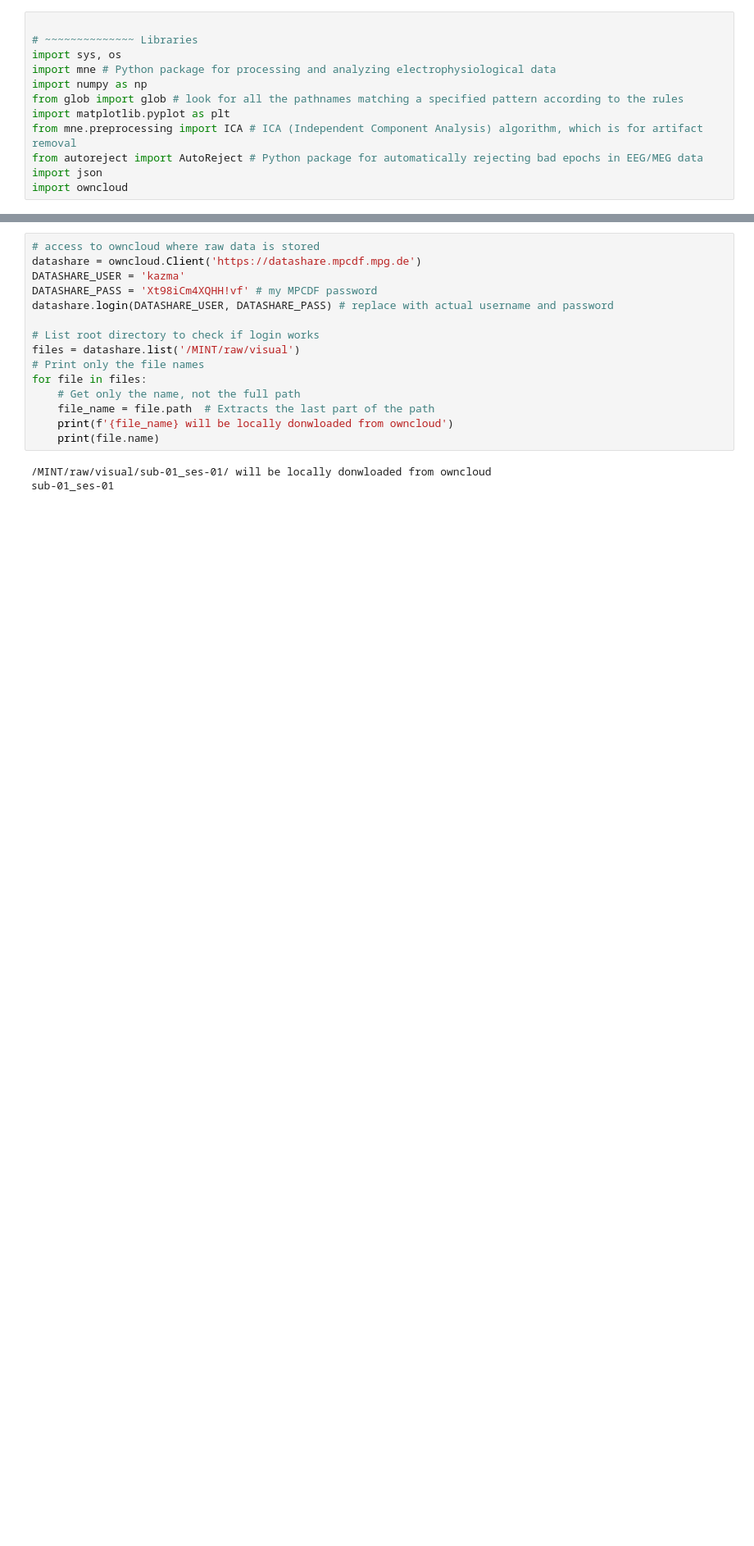
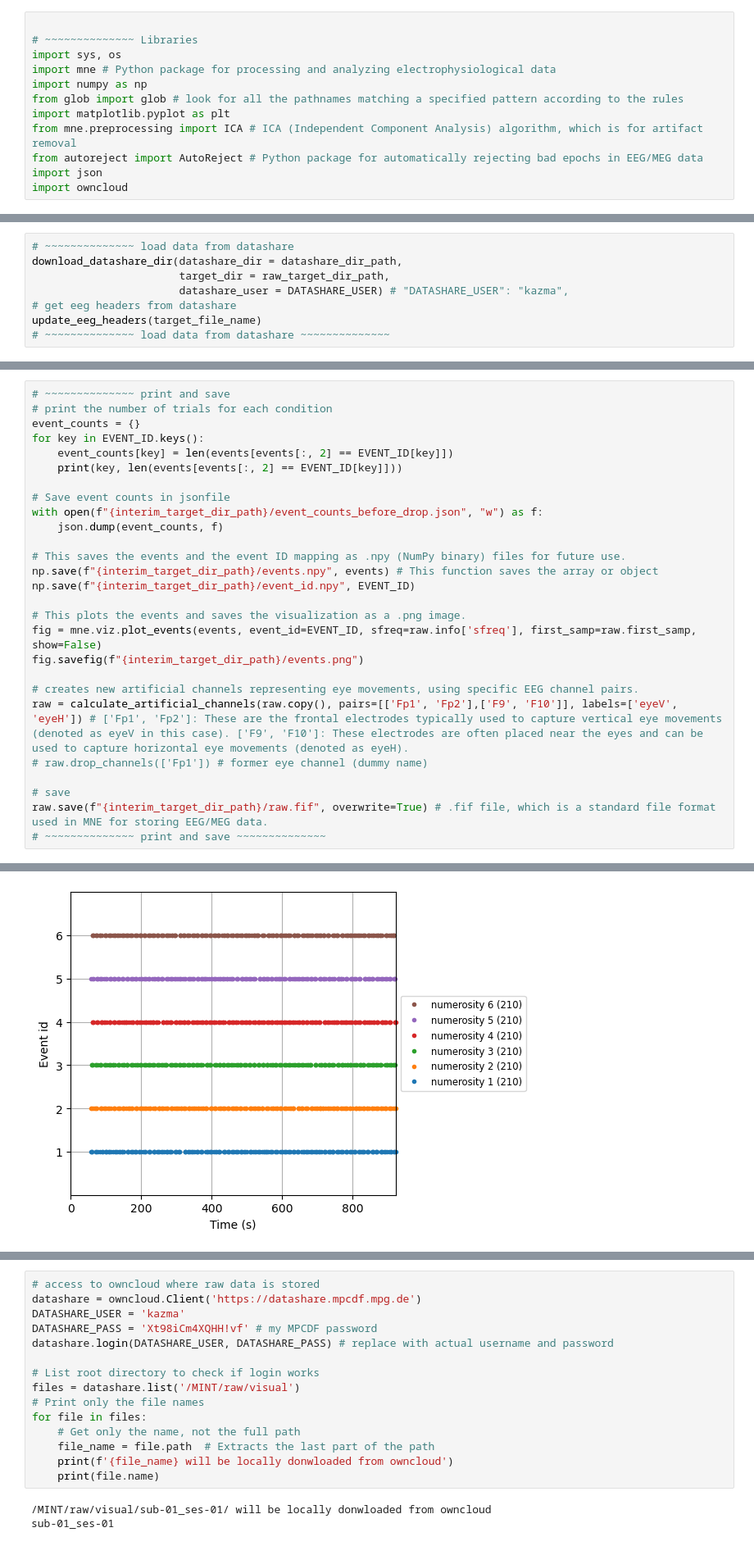
Before and after one commit to KazukiMaruo/2025_MINT, a Jupyter notebook: code/preprocess/visual/preprocess.ipynb, the cells around one changed output, grey strips where cells are left out. Shown: that part at 82% size. Cells and saved outputs as stored; diff of their text form; blank space fills up the shorter version.

```diff
--- a/code/preprocess/visual/preprocess.ipynb
+++ b/code/preprocess/visual/preprocess.ipynb
@@ -100,0 +115,8 @@ create_if_not_exist(f"{BASE_DIR}/data/processed/{modality}")
+# %%
+# ~~~~~~~~~~~~~~ load data from datashare
+download_datashare_dir(datashare_dir = datashare_dir_path,
+                       target_dir = raw_target_dir_path,
+                       datashare_user = DATASHARE_USER) # "DATASHARE_USER": "kazma",
+# get eeg headers from datashare
+update_eeg_headers(target_file_name)
+# ~~~~~~~~~~~~~~ load data from datashare ~~~~~~~~~~~~~~
@@ -100,0 +164,28 @@ create_if_not_exist(f"{BASE_DIR}/data/processed/{modality}")
+# %%
+# ~~~~~~~~~~~~~~ print and save
+# print the number of trials for each condition
+event_counts = {}
+for key in EVENT_ID.keys():
+    event_counts[key] = len(events[events[:, 2] == EVENT_ID[key]])
+    print(key, len(events[events[:, 2] == EVENT_ID[key]]))
+
+# Save event counts in jsonfile
+with open(f"{interim_target_dir_path}/event_counts_before_drop.json", "w") as f:
+    json.dump(event_counts, f)
+
+# This saves the events and the event ID mapping as .npy (NumPy binary) files for future use.
+np.save(f"{interim_target_dir_path}/events.npy", events) # This function saves the array or object
+np.save(f"{interim_target_dir_path}/event_id.npy", EVENT_ID)
+
+# This plots the events and saves the visualization as a .png image.
+fig = mne.viz.plot_events(events, event_id=EVENT_ID, sfreq=raw.info['sfreq'], first_samp=raw.first_samp, show=False)
+fig.savefig(f"{interim_target_dir_path}/events.png")
+
+# creates new artificial channels representing eye movements, using specific EEG channel pairs.
+raw = calculate_artificial_channels(raw.copy(), pairs=[['Fp1', 'Fp2'],['F9', 'F10']], labels=['eyeV', 'eyeH']) # ['Fp1', 'Fp2']: These are the frontal electrodes typically used to capture vertical eye movements (denoted as eyeV in this case). ['F9', 'F10']: These electrodes are often placed near the eyes and can be used to capture horizontal eye movements (denoted as eyeH).
+# raw.drop_channels(['Fp1']) # former eye channel (dummy name)
+
+# save
+raw.save(f"{interim_target_dir_path}/raw.fif", overwrite=True) # .fif file, which is a standard file format used in MNE for storing EEG/MEG data.
+# ~~~~~~~~~~~~~~ print and save ~~~~~~~~~~~~~~
+# %% [output]
@@ -100,0 +208 @@ create_if_not_exist(f"{BASE_DIR}/data/processed/{modality}")
+[figure, added]
```
Also changed, not shown: parts of 13 cells of this notebook, 6 other files.
